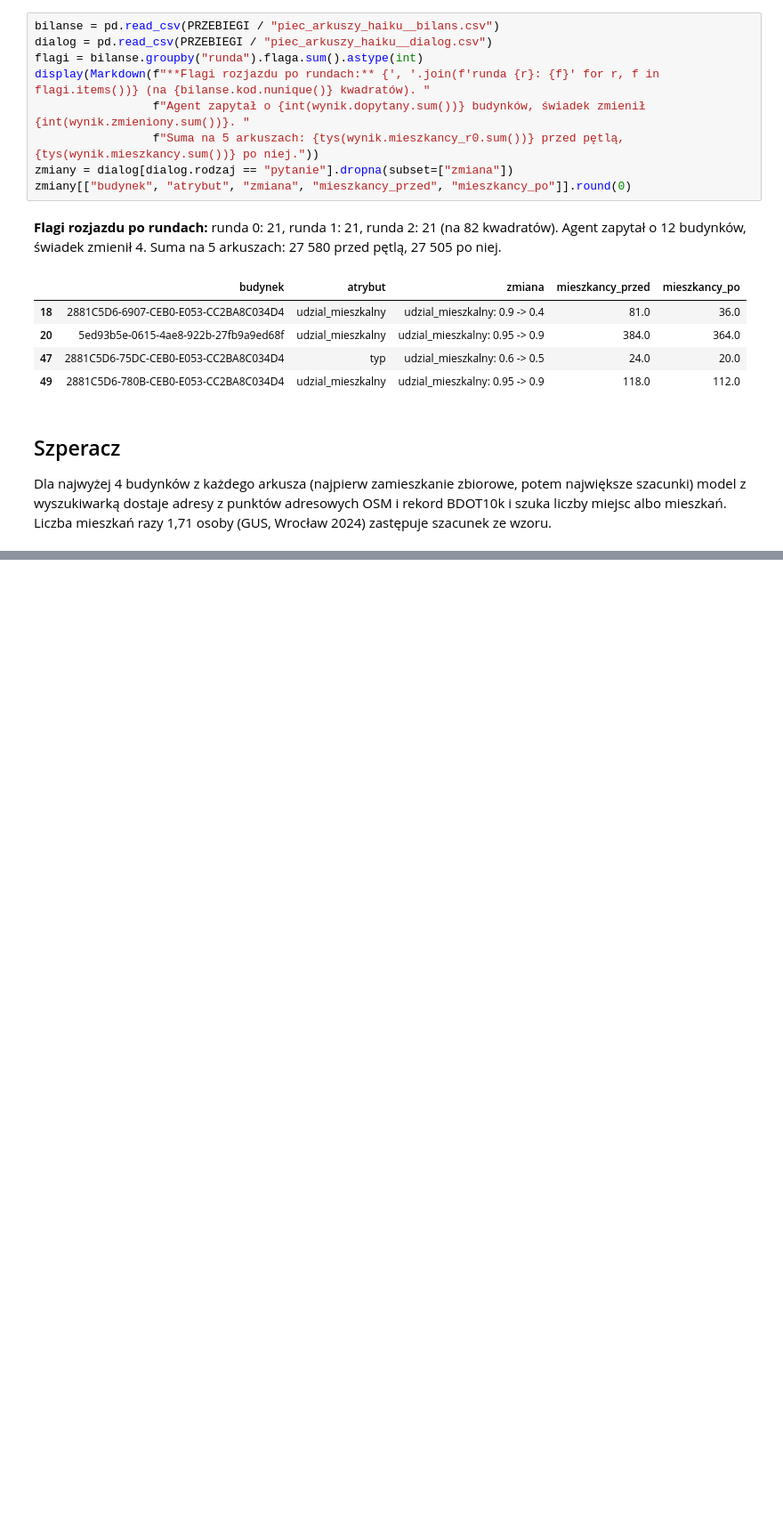
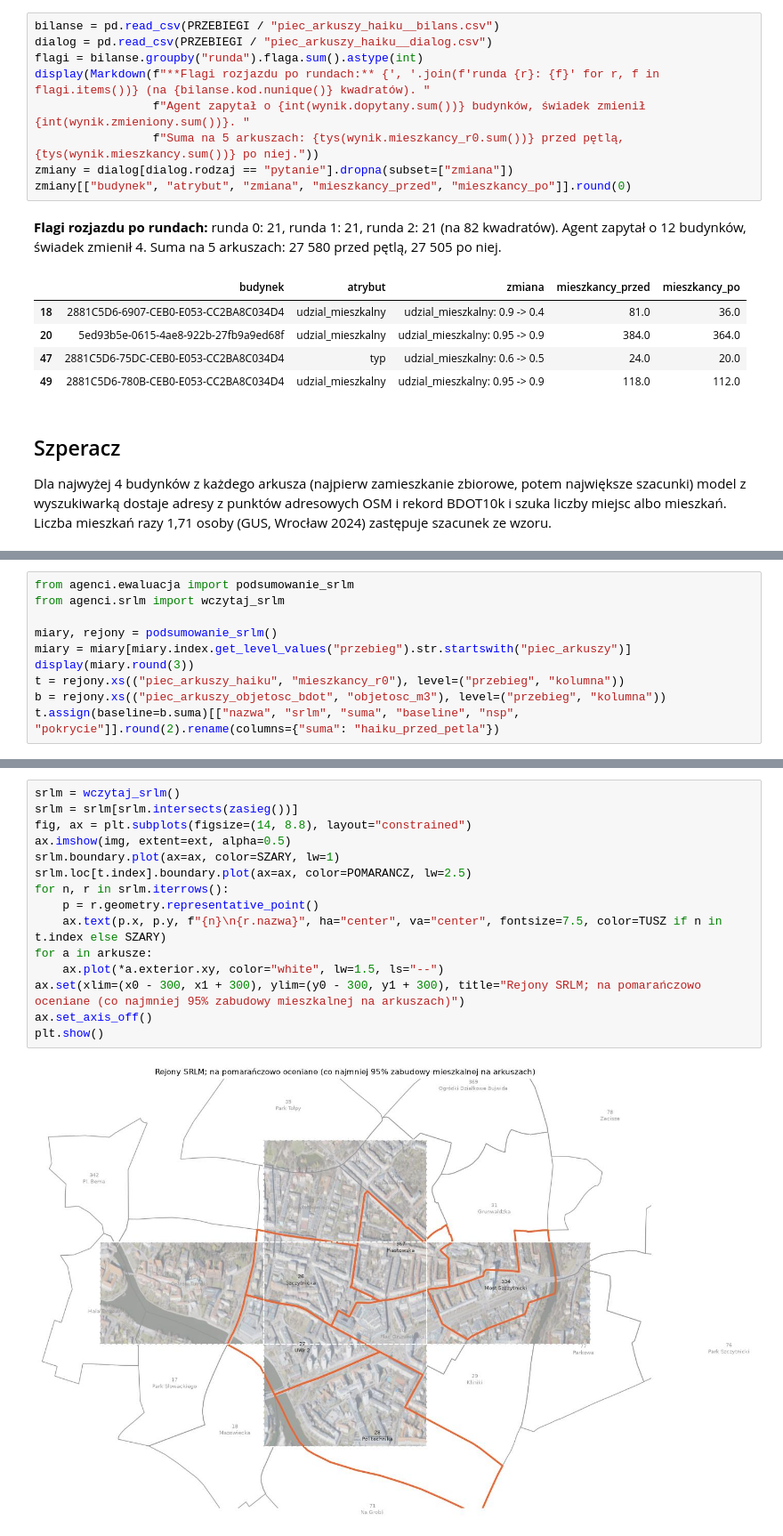
Before and after one commit to wust-terrain/wroclaw-population-agents, a Jupyter notebook: notebooks/piec_arkuszy.ipynb, the cells around one changed output, grey strips where cells are left out. Shown at 89% size. Cells and saved outputs as stored; diff of their text form; blank space fills up the shorter version.

```diff
--- a/notebooks/piec_arkuszy.ipynb
+++ b/notebooks/piec_arkuszy.ipynb
@@ -194,0 +202,10 @@ s[["arkusz", "funkcja", "adresy", "mieszkancy_wzor", "znalezione", "liczba_z_sie
+# %%
+from agenci.ewaluacja import podsumowanie_srlm
+from agenci.srlm import wczytaj_srlm
+
+miary, rejony = podsumowanie_srlm()
+miary = miary[miary.index.get_level_values("przebieg").str.startswith("piec_arkuszy")]
+display(miary.round(3))
+t = rejony.xs(("piec_arkuszy_haiku", "mieszkancy_r0"), level=("przebieg", "kolumna"))
+b = rejony.xs(("piec_arkuszy_objetosc_bdot", "objetosc_m3"), level=("przebieg", "kolumna"))
+t.assign(baseline=b.suma)[["nazwa", "srlm", "suma", "baseline", "nsp", "pokrycie"]].round(2).rename(columns={"suma": "haiku_przed_petla"})
@@ -194,0 +231,17 @@ s[["arkusz", "funkcja", "adresy", "mieszkancy_wzor", "znalezione", "liczba_z_sie
+# %%
+srlm = wczytaj_srlm()
+srlm = srlm[srlm.intersects(zasieg())]
+fig, ax = plt.subplots(figsize=(14, 8.8), layout="constrained")
+ax.imshow(img, extent=ext, alpha=0.5)
+srlm.boundary.plot(ax=ax, color=SZARY, lw=1)
+srlm.loc[t.index].boundary.plot(ax=ax, color=POMARANCZ, lw=2.5)
+for n, r in srlm.iterrows():
+    p = r.geometry.representative_point()
+    ax.text(p.x, p.y, f"{n}\n{r.nazwa}", ha="center", va="center", fontsize=7.5, color=TUSZ if n in t.index else SZARY)
+for a in arkusze:
+    ax.plot(*a.exterior.xy, color="white", lw=1.5, ls="--")
+ax.set(xlim=(x0 - 300, x1 + 300), ylim=(y0 - 300, y1 + 300), title="Rejony SRLM; na pomarańczowo oceniane (co najmniej 95% zabudowy mieszkalnej na arkuszach)")
+ax.set_axis_off()
+plt.show()
+# %% [output]
+[figure, added]
```
Also changed, not shown: parts of 2 cells of this notebook, 24 other files.
